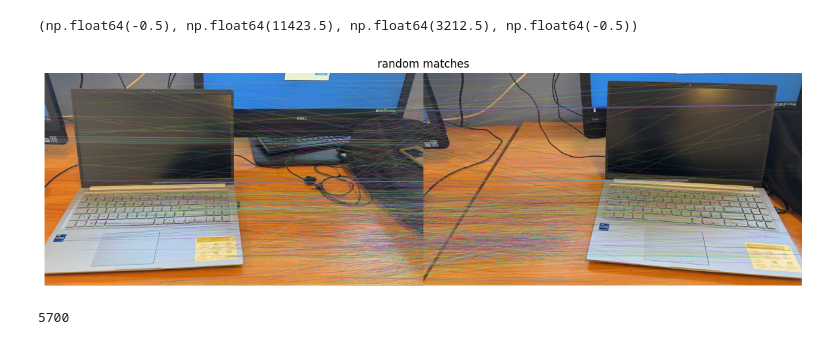
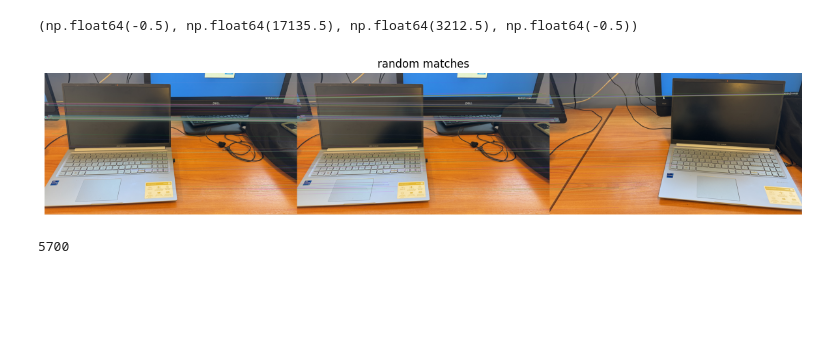
Before and after one commit to JalilBNH/local-global-descriptor, a Jupyter notebook: dev.ipynb, the cells around one changed output. Drawn from its saved outputs; the diff is of its cells as text; code cells hidden in the pictures; blank space fills up the shorter version.

```diff
--- a/dev.ipynb
+++ b/dev.ipynb
@@ -13,16 +14,19 @@ kp_2, desc_2 = s.detectAndCompute(img2, None)
 # %%
 bf = cv2.BFMatcher(cv2.NORM_L2, crossCheck=True)
 matches = bf.match(desc_1,desc_2)
+# %%
+l1 = np.array([kp_1[match.queryIdx].pt for match in matches])
+l2 = np.array([kp_2[match.trainIdx].pt for match in matches])
+F, mask = cv2.findFundamentalMat(np.array(l1), np.array(l2),method=cv2.FM_8POINT+cv2.FM_RANSAC)
+inlier_matches = [matches[i] for i in range(len(matches)) if mask[i]]
 # %%
-img3 = cv2.drawMatches(img1,kp_1,img2,kp_2,random.sample(matches, len(matches))[:1000],None,flags=cv2.DrawMatchesFlags_NOT_DRAW_SINGLE_POINTS)
-
-
+img2 = cv2.drawMatches(img1,kp_1,img2,kp_2,inlier_matches,None,flags=cv2.DrawMatchesFlags_NOT_DRAW_SINGLE_POINTS)
 plt.figure(figsize=(15,16))
-plt.imshow(img3[:,:,::-1]), plt.title('random matches')
+plt.imshow(img2[:,:,::-1]), plt.title('random matches')
 plt.axis('off')
 # %% [output]
-(np.float64(-0.5), np.float64(11423.5), np.float64(3212.5), np.float64(-0.5))
+(np.float64(-0.5), np.float64(17135.5), np.float64(3212.5), np.float64(-0.5))
-[figure, old version]
+[figure, new version]
 # %%
 len(matches)
 # %% [output]
```
Also changed, not shown: parts of 6 cells of this notebook, 11 other files.
